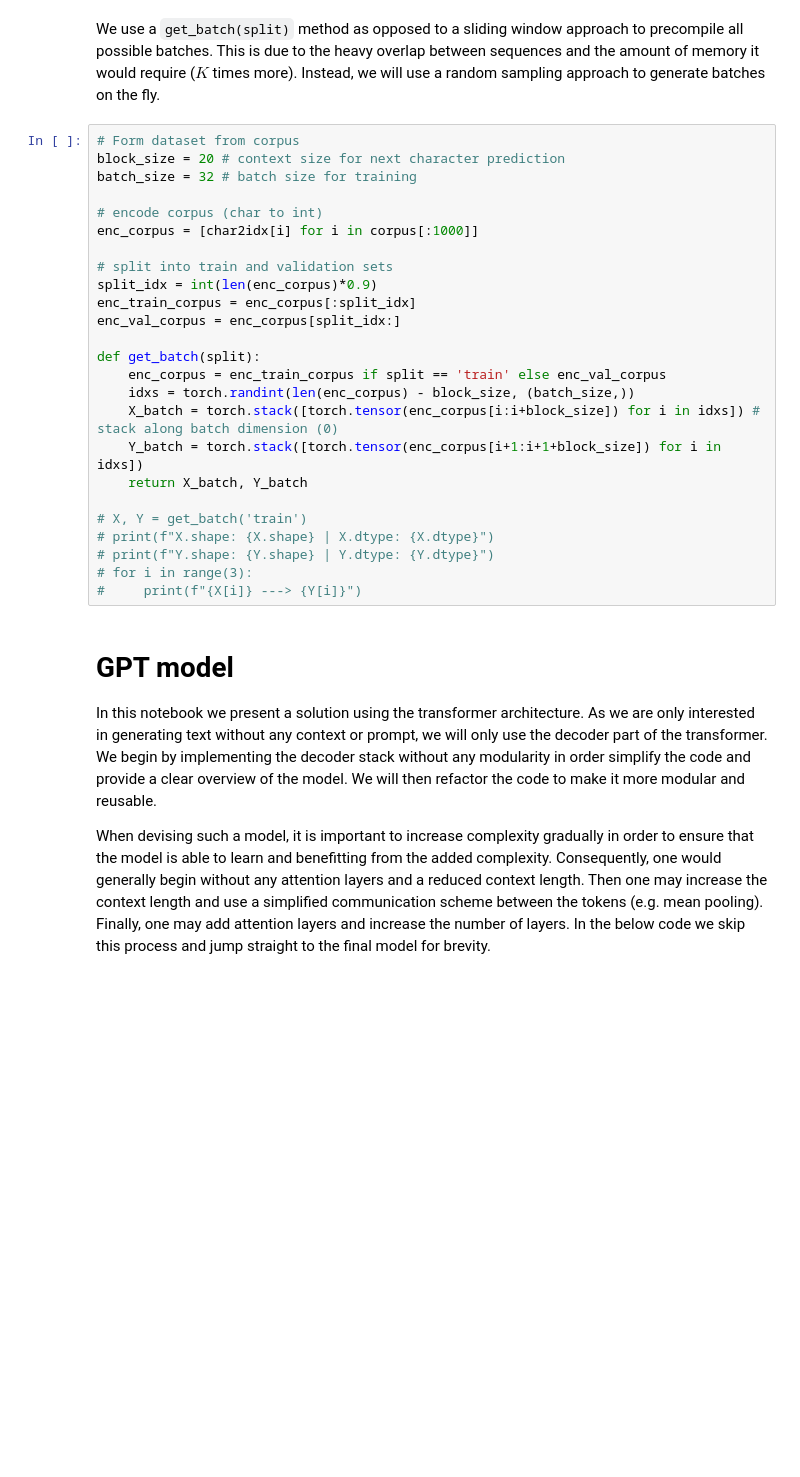
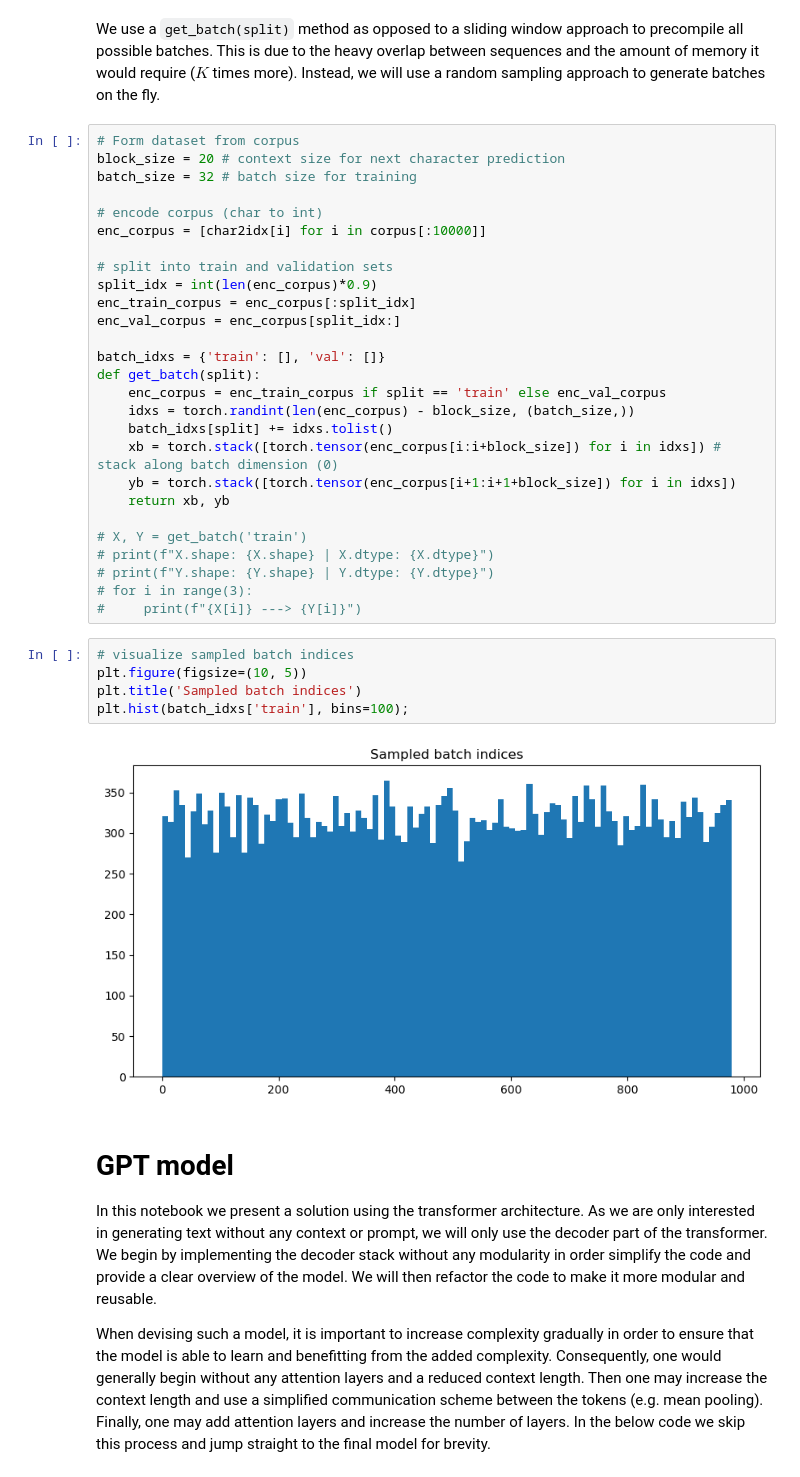
Before and after one commit to lapatric/nano-gpt, a Jupyter notebook: nano_gpt_transformer.ipynb, the cells around one changed output. Saved outputs shown, nothing was run; the diff lists cells and outputs as text; blank space fills up the shorter version.

```diff
--- a/nano_gpt_transformer.ipynb
+++ b/nano_gpt_transformer.ipynb
@@ -70,25 +61,34 @@ block_size = 20 # context size for next character prediction
 batch_size = 32 # batch size for training
 
 # encode corpus (char to int)
-enc_corpus = [char2idx[i] for i in corpus[:1000]]
+enc_corpus = [char2idx[i] for i in corpus[:10000]]
 
 # split into train and validation sets
 split_idx = int(len(enc_corpus)*0.9)
 enc_train_corpus = enc_corpus[:split_idx]
 enc_val_corpus = enc_corpus[split_idx:]
 
+batch_idxs = {'train': [], 'val': []}
 def get_batch(split):
     enc_corpus = enc_train_corpus if split == 'train' else enc_val_corpus
     idxs = torch.randint(len(enc_corpus) - block_size, (batch_size,))
-    X_batch = torch.stack([torch.tensor(enc_corpus[i:i+block_size]) for i in idxs]) # stack along batch dimension (0)
-    Y_batch = torch.stack([torch.tensor(enc_corpus[i+1:i+1+block_size]) for i in idxs])
-    return X_batch, Y_batch
+    batch_idxs[split] += idxs.tolist()
+    xb = torch.stack([torch.tensor(enc_corpus[i:i+block_size]) for i in idxs]) # stack along batch dimension (0)
+    yb = torch.stack([torch.tensor(enc_corpus[i+1:i+1+block_size]) for i in idxs])
+    return xb, yb
 
 # X, Y = get_batch('train')
 # print(f"X.shape: {X.shape} | X.dtype: {X.dtype}")
 # print(f"Y.shape: {Y.shape} | Y.dtype: {Y.dtype}")
 # for i in range(3):
 #     print(f"{X[i]} ---> {Y[i]}")
+# %%
+# visualize sampled batch indices
+plt.figure(figsize=(10, 5))
+plt.title('Sampled batch indices')
+plt.hist(batch_idxs['train'], bins=100);
+# %% [output]
+[figure, added]
 # %% [markdown]
 # **GPT model**
 
```
Also changed, not shown: parts of 4 cells of this notebook.
